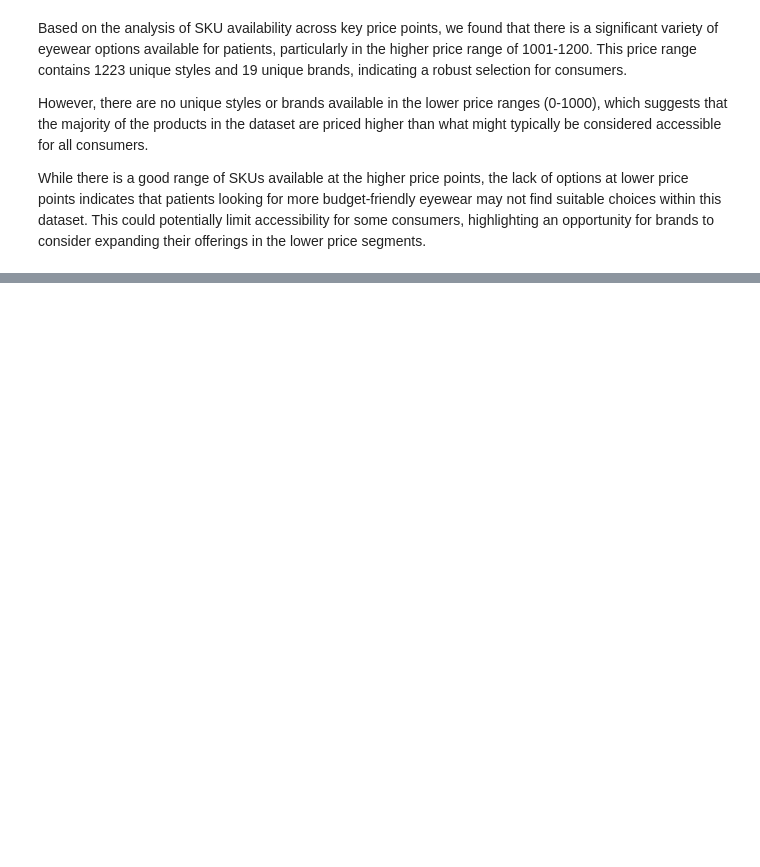
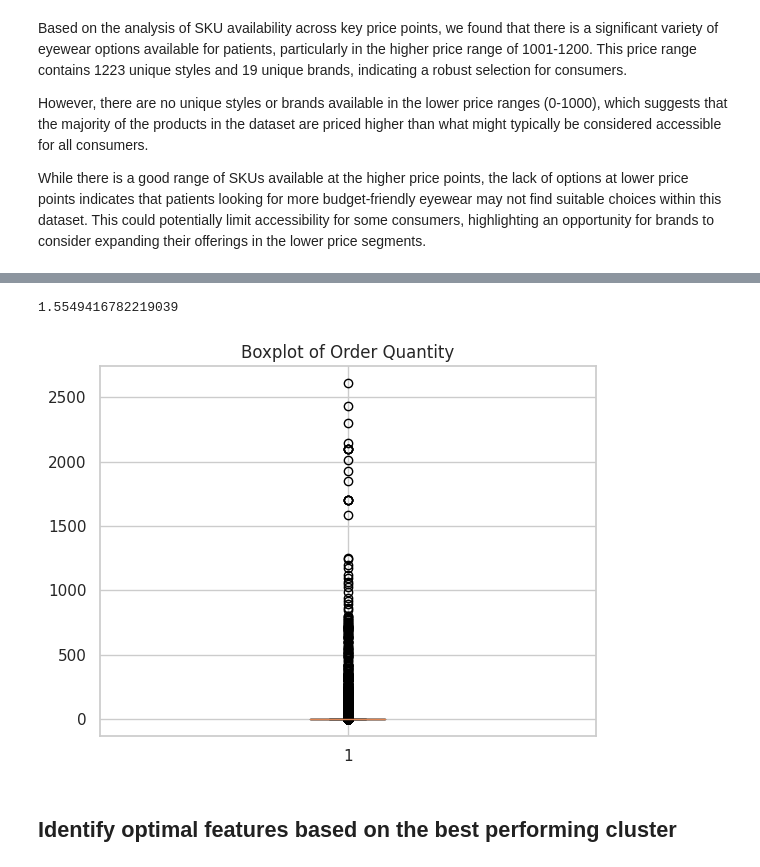
Before and after one commit to gmukku/Product-Assortment-Analysis, a Jupyter notebook: code/DSPM_Proj_Team_4.ipynb, the cells around one changed output, grey strips where cells are left out. Drawn from its saved outputs; the diff is of its cells as text; code cells hidden in the pictures; blank space fills up the shorter version.

```diff
--- a/code/DSPM_Proj_Team_4.ipynb
+++ b/code/DSPM_Proj_Team_4.ipynb
@@ -480,0 +496,11 @@ While there is a good range of SKUs available at the higher price points, the la
+# %%
+# Function to convert hex color to RGB
+def hex_to_rgb(hex_color):
+    hex_color = hex_color.lstrip('#')  # Remove '#' symbol if present
+    return [int(hex_color[i:i+2], 16) for i in (0, 2, 4)]  # Convert hex to RGB
+
+# Apply the function to the 'hex_color' column
+data[['red', 'green', 'blue']] = data['hex_color'].apply(hex_to_rgb).apply(pd.Series)
+
+# Now, drop the 'hex_color' column as we've extracted the numerical RGB values
+data = data.drop(columns=['hex_color'])
@@ -480,0 +572,10 @@ While there is a good range of SKUs available at the higher price points, the la
+# %%
+# Perform clustering
+kmeans = KMeans(n_clusters=8, random_state=42)  # Choose the number of clusters (can be adjusted)
+clusters = kmeans.fit_predict(data_scaled)
+
+# Add the cluster labels back to the original data
+data['Cluster'] = clusters
+
+# Analyze cluster characteristics
+cluster_summary = data.groupby('Cluster').mean()  # Get the mean of each attribute per cluster
@@ -480,0 +641,16 @@ While there is a good range of SKUs available at the higher price points, the la
+# %%
+data['order_qty'].mean()
+# %% [output]
+1.5549416782219039
+# %%
+# Check for outliers in order_qty
+plt.boxplot(data['order_qty'])
+plt.title('Boxplot of Order Quantity')
+plt.show()
+
+# Optionally, you can filter out very low or high outliers
+data_filtered = data[data['order_qty'] > 1]  # Example: remove entries where order_qty <= 1
+# %% [output]
+[figure, added]
+# %% [markdown]
+## Identify optimal features based on the best performing cluster
```
Also changed, not shown: parts of 19 cells of this notebook.
